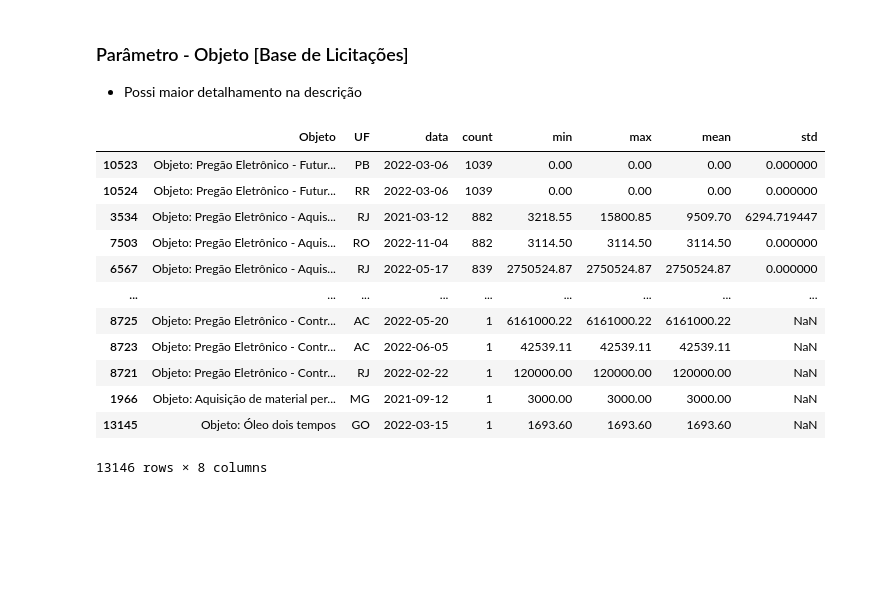
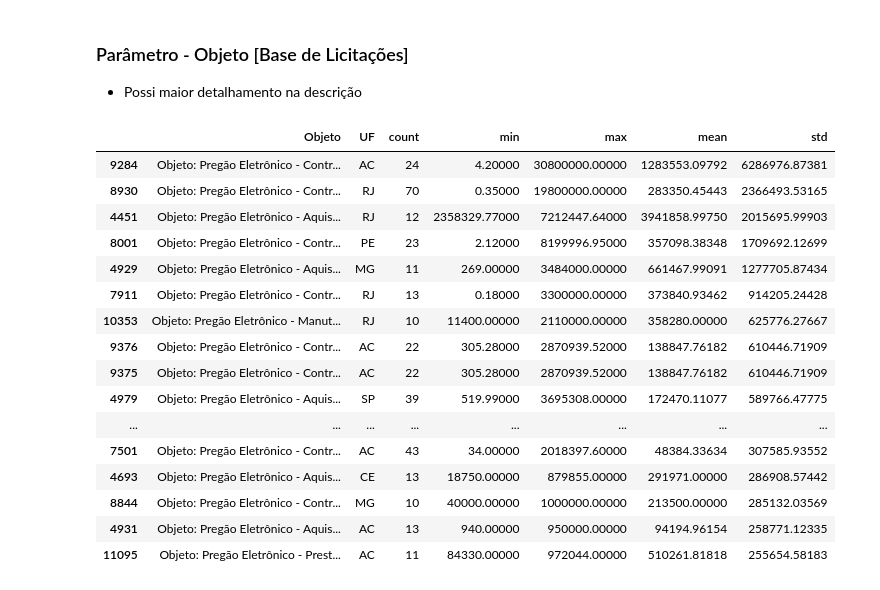
Before and after one commit to ednaelxd/public_bidding, a Jupyter notebook: notebooks/01_abordagem_estatistica.ipynb, the cells around one changed output. Saved outputs shown, nothing was run; the diff lists cells and outputs as text; code cells hidden in the pictures; blank space fills up the shorter version.

```diff
--- a/notebooks/01_abordagem_estatistica.ipynb
+++ b/notebooks/01_abordagem_estatistica.ipynb
@@ -10,9 +10,9 @@ import plotly.express as px
 # %% [markdown]
 `Importação`
 # %%
-df_g = pd.read_csv('..\data_processed\df_geral_2.csv',index_col=[0])
+df_g = pd.read_csv('..\data\\raw\\df_geral_2.csv',index_col=[0])
 # %%
-df_itens = pd.read_csv('..\data_processed\dados_itens_2.zip',index_col=[0],compression='zip')
+df_itens = pd.read_csv('..\data\\raw\\dados_itens_2.zip',index_col=[0],compression='zip')
 # %%
 df_itens.head(1)
 # %% [output]
@@ -258,22 +258,28 @@ fig.show()
 ### Parâmetro - Objeto [Base de Licitações]
 - Possi maior detalhamento na descrição
 # %%
+agrup2 = df[df['Obras']=='Compras/Servicos'].groupby(['Objeto','UF']).agg({'valor_individual':['count','min','max','mean','std']})
+agrup2 = pd.DataFrame(agrup2['valor_individual']).reset_index(drop=False)
+agrup2 = agrup2.sort_values(by='std',ascending=False)
 
-agrup2 = df[df['Obras']=='Compras/Servicos'].groupby(['Objeto','UF','data']).agg({'Total':['count','min','max','mean','std']})
-agrup2 = pd.DataFrame(agrup2['Total']).reset_index(drop=False)
-agrup2 = agrup2.sort_values(by='count',ascending=False)
-agrup2
+range2 = agrup2[(agrup2['mean']!=0) & (agrup2['count']>=10)]
+range2 = range2.sort_values(by='std',ascending=False)
+range2[0:20]
 # %% [output]
-|  | Objeto | UF | data | count | min | max | mean | std |
-| 10523 | Objeto: Pregão Eletrônico - Futur... | PB | 2022-03-06 | 1039 | 0.00 | 0.00 | 0.00 | 0.000000 |
-| 10524 | Objeto: Pregão Eletrônico - Futur... | RR | 2022-03-06 | 1039 | 0.00 | 0.00 | 0.00 | 0.000000 |
-| 3534 | Objeto: Pregão Eletrônico - Aquis... | RJ | 2021-03-12 | 882 | 3218.55 | 15800.85 | 9509.70 | 6294.719447 |
-| 7503 | Objeto: Pregão Eletrônico - Aquis... | RO | 2022-11-04 | 882 | 3114.50 | 3114.50 | 3114.50 | 0.000000 |
-| 6567 | Objeto: Pregão Eletrônico - Aquis... | RJ | 2022-05-17 | 839 | 2750524.87 | 2750524.87 | 2750524.87 | 0.000000 |
-| ... | ... | ... | ... | ... | ... | ... | ... | ... |
-| 8725 | Objeto: Pregão Eletrônico - Contr... | AC | 2022-05-20 | 1 | 6161000.22 | 6161000.22 | 6161000.22 | NaN |
-| 8723 | Objeto: Pregão Eletrônico - Contr... | AC | 2022-06-05 | 1 | 42539.11 | 42539.11 | 42539.11 | NaN |
-| 8721 | Objeto: Pregão Eletrônico - Contr... | RJ | 2022-02-22 | 1 | 120000.00 | 120000.00 | 120000.00 | NaN |
-| 1966 | Objeto: Aquisição de material per... | MG | 2021-09-12 | 1 | 3000.00 | 3000.00 | 3000.00 | NaN |
-| 13145 | Objeto: Óleo dois tempos | GO | 2022-03-15 | 1 | 1693.60 | 1693.60 | 1693.60 | NaN |
+|  | Objeto | UF | count | min | max | mean | std |
+| 9284 | Objeto: Pregão Eletrônico - Contr... | AC | 24 | 4.20000 | 30800000.00000 | 1283553.09792 | 6286976.87381 |
+| 8930 | Objeto: Pregão Eletrônico - Contr... | RJ | 70 | 0.35000 | 19800000.00000 | 283350.45443 | 2366493.53165 |
+| 4451 | Objeto: Pregão Eletrônico - Aquis... | RJ | 12 | 2358329.77000 | 7212447.64000 | 3941858.99750 | 2015695.99903 |
+| 8001 | Objeto: Pregão Eletrônico - Contr... | PE | 23 | 2.12000 | 8199996.95000 | 357098.38348 | 1709692.12699 |
+| 4929 | Objeto: Pregão Eletrônico - Aquis... | MG | 11 | 269.00000 | 3484000.00000 | 661467.99091 | 1277705.87434 |
+| 7911 | Objeto: Pregão Eletrônico - Contr... | RJ | 13 | 0.18000 | 3300000.00000 | 373840.93462 | 914205.24428 |
+| 10353 | Objeto: Pregão Eletrônico - Manut... | RJ | 10 | 11400.00000 | 2110000.00000 | 358280.00000 | 625776.27667 |
+| 9376 | Objeto: Pregão Eletrônico - Contr... | AC | 22 | 305.28000 | 2870939.52000 | 138847.76182 | 610446.71909 |
+| 9375 | Objeto: Pregão Eletrônico - Contr... | AC | 22 | 305.28000 | 2870939.52000 | 138847.76182 | 610446.71909 |
+| 4979 | Objeto: Pregão Eletrônico - Aquis... | SP | 39 | 519.99000 | 3695308.00000 | 172470.11077 | 589766.47775 |
+| ... | ... | ... | ... | ... | ... | ... | ... |
+| 7501 | Objeto: Pregão Eletrônico - Contr... | AC | 43 | 34.00000 | 2018397.60000 | 48384.33634 | 307585.93552 |
+| 4693 | Objeto: Pregão Eletrônico - Aquis... | CE | 13 | 18750.00000 | 879855.00000 | 291971.00000 | 286908.57442 |
+| 8844 | Objeto: Pregão Eletrônico - Contr... | MG | 10 | 40000.00000 | 1000000.00000 | 213500.00000 | 285132.03569 |
+| 4931 | Objeto: Pregão Eletrônico - Aquis... | AC | 13 | 940.00000 | 950000.00000 | 94194.96154 | 258771.12335 |
+| 11095 | Objeto: Pregão Eletrônico - Prest... | AC | 11 | 84330.00000 | 972044.00000 | 510261.81818 | 255654.58183 |
-13146 rows × 8 columns
```
Also changed, not shown: parts of 3 cells of this notebook, 9 other files.
